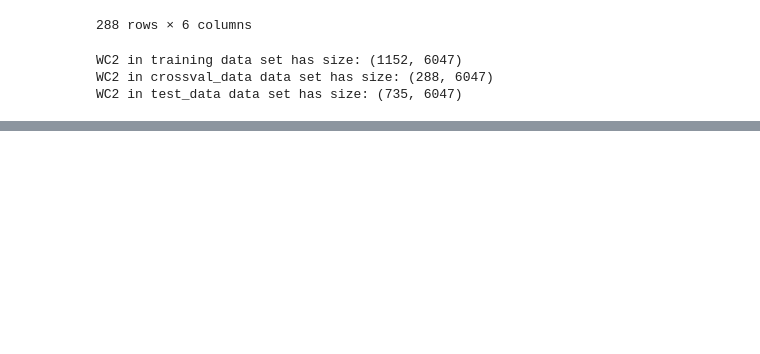
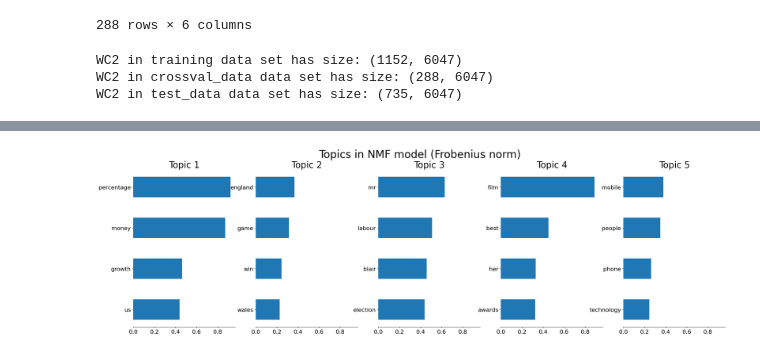
Before and after one commit to yasuomaidana/introduction-to-machine-learning, a Jupyter notebook: Unsupervised Algorithms in Machine Learning/BBC News Classification/BBC text classification.ipynb, the cells around one changed output, grey strips where cells are left out. Saved outputs shown, nothing was run; the diff lists cells and outputs as text; code cells hidden in the pictures; blank space fills up the shorter version.

```diff
--- a/Unsupervised Algorithms in Machine Learning/BBC News Classification/BBC text classification.ipynb
+++ b/Unsupervised Algorithms in Machine Learning/BBC News Classification/BBC text classification.ipynb
@@ -818,0 +975,17 @@ WC2 in test_data data set has size: (735, 6047)
+# %%
+n_top_words = 4
+n_topics = 5
+print('*'*55)
+print('  Performing NMF X = W*H with {} topics on training set'.format(n_topics))
+print('*'*55)
+nmf_model = NMF(n_topics,
+                beta_loss='frobenius',
+               init='nndsvda')
+W_train =nmf_model.fit_transform(train_data.WC2)
+
+H_train = nmf_model.components_
+print('The chosen latent dimension p is:',n_topics)
+print('The size of W for training set is:',W_train.shape)
+print('The size of H for training set is:',H_train.shape)
+print('=>W train:\n',W_train)
+print('=>H train:\n',H_train)
@@ -818,0 +1043,5 @@ WC2 in test_data data set has size: (735, 6047)
+# %%
+MyNMF.plot_topic_words(H_train,train_data.words,n_top_words,
+               "Topics in NMF model (Frobenius norm)")
+# %% [output]
+[figure, added]
```
Also changed, not shown: parts of 12 cells of this notebook.
